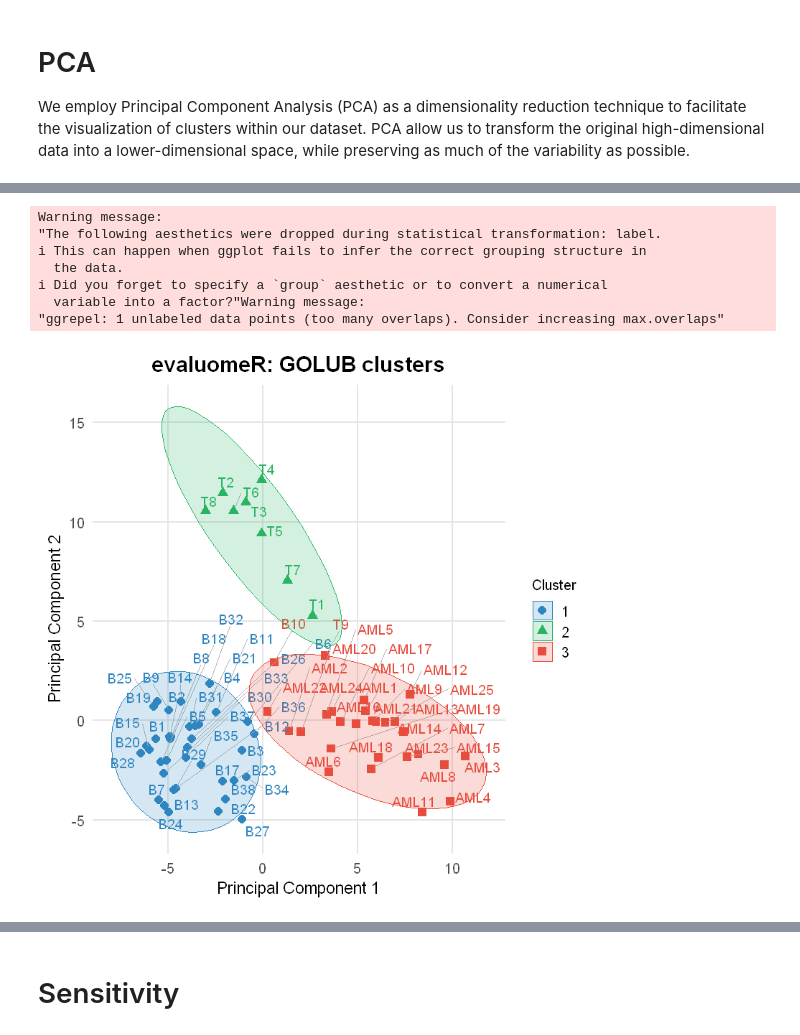
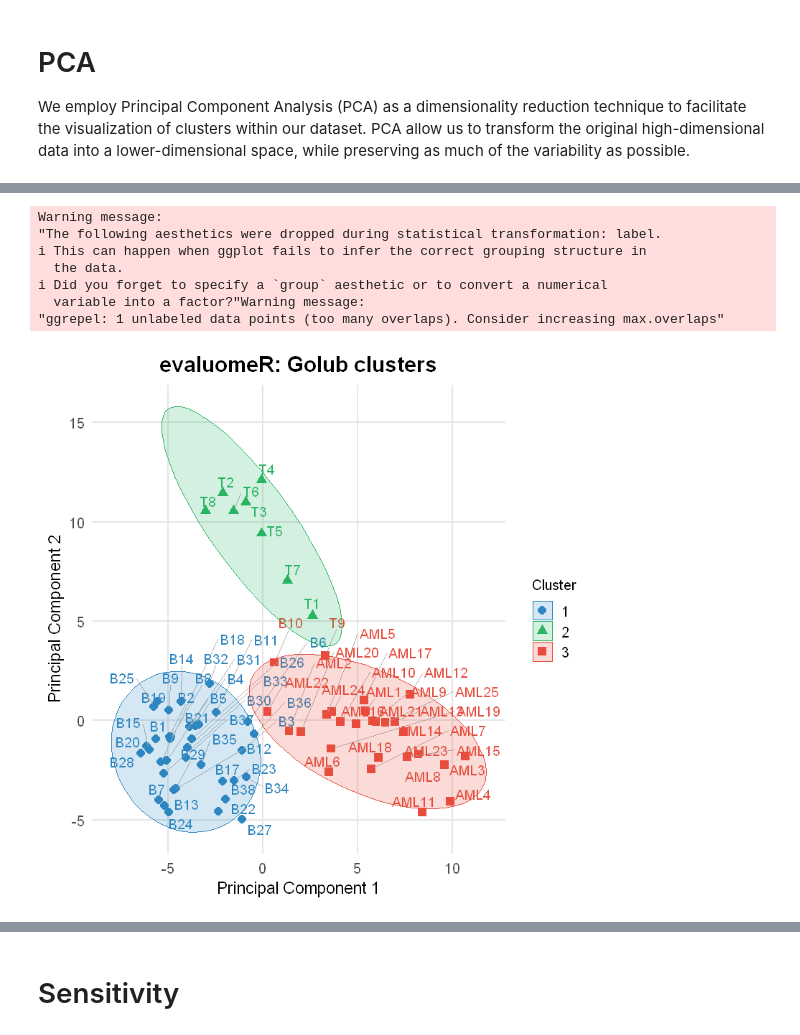
Before and after one commit to neobernad/evaluomeR, a Jupyter notebook: notebooks/use_cases/golub.ipynb, the cells around one changed output, grey strips where cells are left out. Saved outputs shown, nothing was run; the diff lists cells and outputs as text; code cells hidden in the pictures.

```diff
--- a/notebooks/use_cases/golub.ipynb
+++ b/notebooks/use_cases/golub.ipynb
@@ -446,35 +448,35 @@ ggplot(pca_df, aes(x = PC1, y = PC2, shape = Cluster, color = Cluster, label = I
     segment.size = 0.2
   ) +
   stat_ellipse(aes(fill = Cluster), level = 0.95, alpha = 0.2, geom = "polygon") +
   labs(
-    title = "evaluomeR: GOLUB clusters",
+    title = "evaluomeR: Golub clusters",
     x = "Principal Component 1",
     y = "Principal Component 2"
   ) +
   scale_shape_manual(values = cluster_shapes) +
   scale_color_manual(values = custom_colors) +
   scale_fill_manual(values = custom_colors) +
   theme_minimal(base_size = 15) +
   theme(
     plot.title = element_text(hjust = 0.5, size = 18, face = "bold"),
     axis.title.x = element_text(size = 14),
     axis.title.y = element_text(size = 14),
     axis.text = element_text(size = 12),
     legend.position = "right",
     legend.title = element_text(size = 12),
     legend.text = element_text(size = 12),
     panel.grid.major = element_line(color = "grey90"),
     panel.grid.minor = element_blank()
   )
 # %% [output]
 Warning message:
 "The following aesthetics were dropped during statistical transformation: label.
 i This can happen when ggplot fails to infer the correct grouping structure in
   the data.
 i Did you forget to specify a `group` aesthetic or to convert a numerical
   variable into a factor?"Warning message:
 "ggrepel: 1 unlabeled data points (too many overlaps). Consider increasing max.overlaps"
-[figure, old version]
+[figure, new version]
 # %%
 custom_colors <- c("gray20", "gray30", "gray40", "gray50", "black")
 
```
Also changed, not shown: parts of 6 cells of this notebook, 7 other files.
